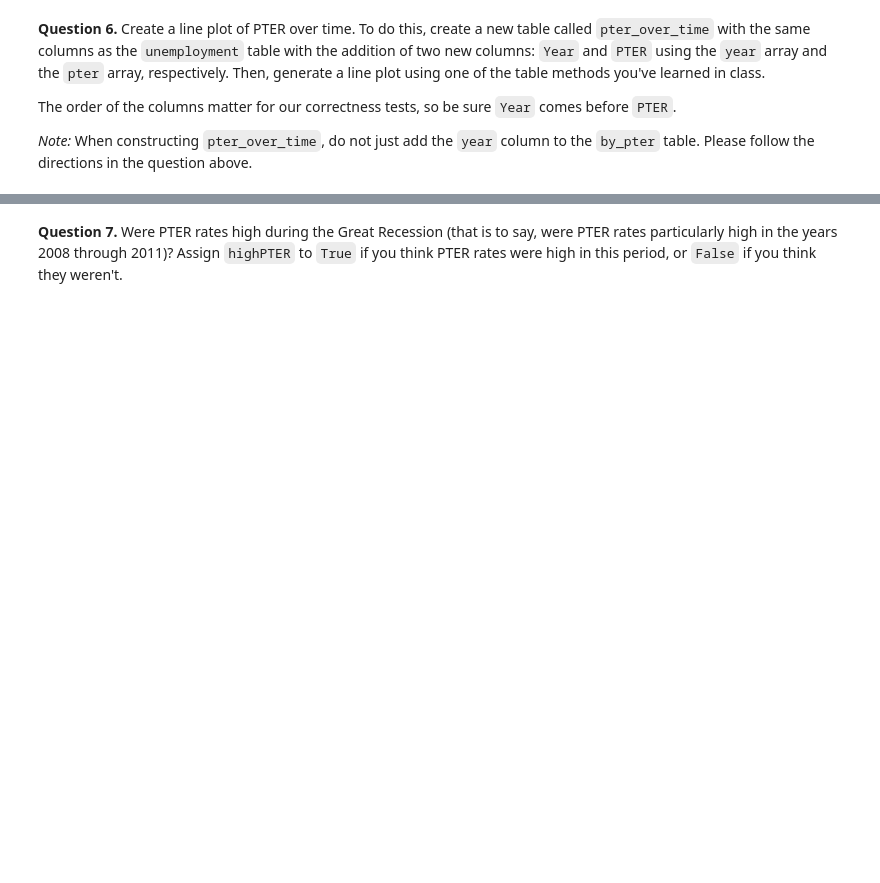
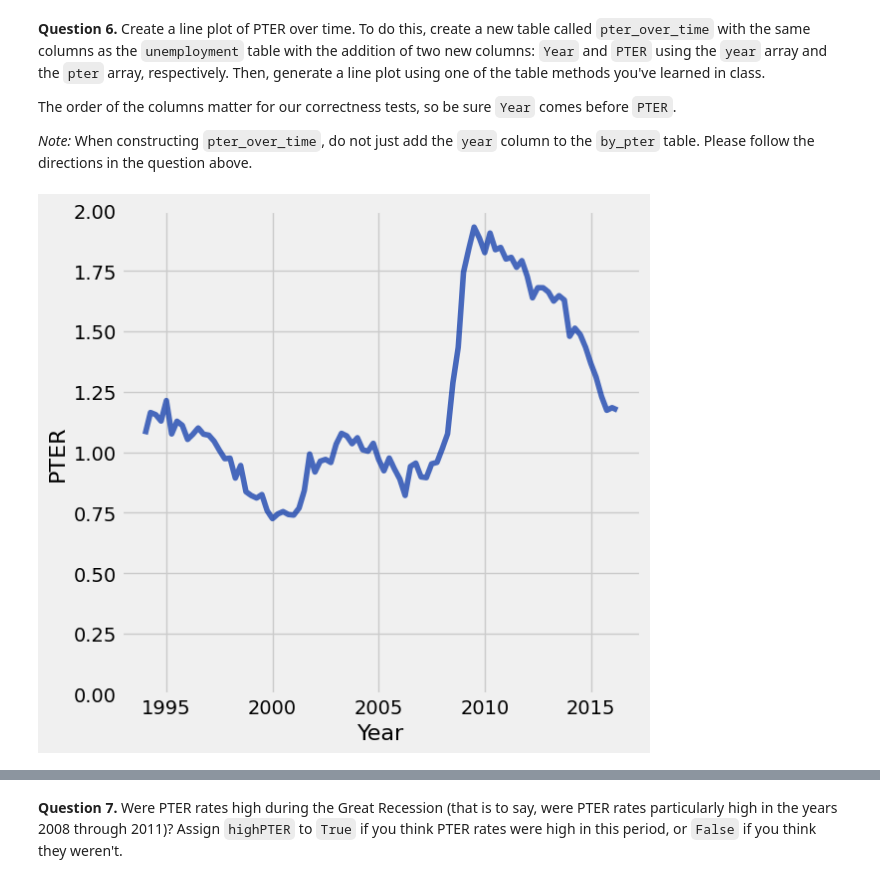
Before and after one commit to cohlrich/Intro-to-data-analytics---cohlrich, a Jupyter notebook: hw03/hw03.ipynb, the cells around one changed output, grey strips where cells are left out. Saved outputs shown, nothing was run; the diff lists cells and outputs as text; code cells hidden in the pictures; blank space fills up the shorter version.

```diff
--- a/hw03/hw03.ipynb
+++ b/hw03/hw03.ipynb
@@ -49,0 +45,4 @@ Ellipsis
+# %%
+from datascience import Table
+unemployment = Table.read_table('unemployment.csv')
+unemployment
@@ -78,3 +68,6 @@ by_nei_pter = ...
+# %%
+by_nei = unemployment.sort('NEI', descending = True)
+by_nei_pter = unemployment.sort('NEI-PTER', descending = True)
 # %%
 grader.check("q1_2")
 # %% [output]
@@ -123,0 +127,3 @@ pter
+# %%
+pter = unemployment.column('NEI-PTER') - unemployment.column('NEI')
+pter
@@ -132,0 +152,4 @@ by_pter
+# %%
+by_pter1 = unemployment.with_column('PTER', pter)
+by_pter = by_pter1.sort('PTER', descending = True)
+by_pter
@@ -140,8 +178,10 @@ The order of the columns matter for our correctness tests, so be sure `Year` com
 *Note:* When constructing `pter_over_time`, do not just add the `year` column to the `by_pter` table. Please follow the directions in the question above.
 # %%
 year = 1994 + np.arange(by_pter.num_rows)/4
-pter_over_time = ...
-...
+pter_over_time = unemployment.with_columns('Year',year,'PTER',pter)
+pter_over_time.plot('Year','PTER')
 plt.ylim(0,2); # Do not change this line
+# %% [output]
+[figure, added]
 # %%
 grader.check("q1_6")
```
Also changed, not shown: parts of 47 cells of this notebook, 3 other files.
